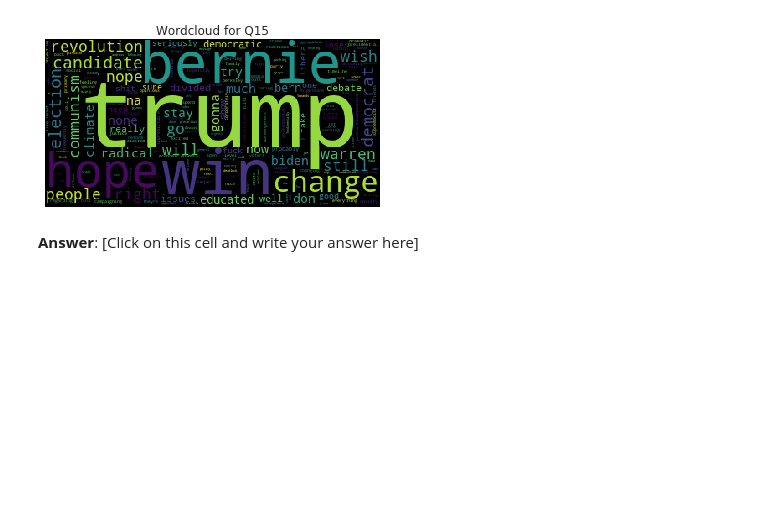
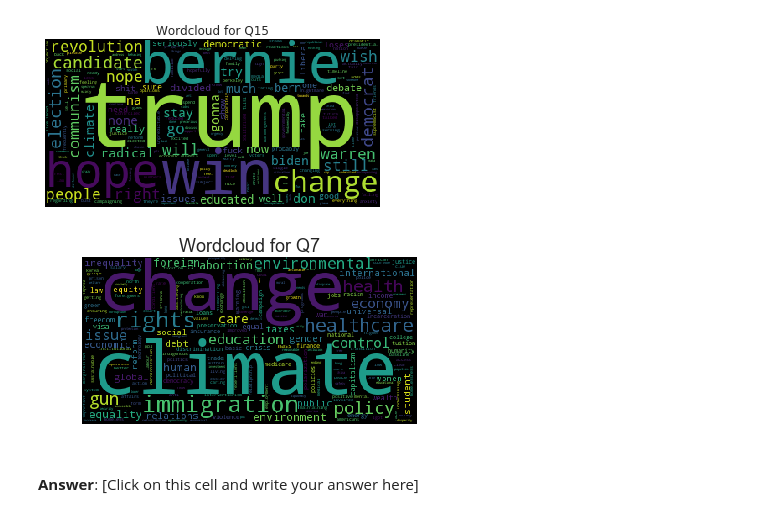
Before and after one commit to ds-modules/surveydata, a Jupyter notebook: gs102_fa19/lab02-gs102.ipynb, the cells around one changed output. Drawn from its saved outputs; the diff is of its cells as text; code cells hidden in the pictures; blank space fills up the shorter version.

Commit message:
modify for new data

```diff
--- a/gs102_fa19/lab02-gs102.ipynb
+++ b/gs102_fa19/lab02-gs102.ipynb
@@ -374,6 +478,11 @@ q15_clean = drop_missing_rows(q15, "Q15")
 create_wordcloud(q15_clean, 'Q15')
 # %% [output]
 [figure]
+# %%
+q7 = Table().with_columns("Q7", data.column("Q7"))
+create_wordcloud(q7, "Q7")
+# %% [output]
+[figure, added]
 # %% [markdown]
 **Answer**: [Click on this cell and write your answer here]
 # %% [markdown]
```
Also changed, not shown: parts of 26 cells of this notebook, 1 other file.
